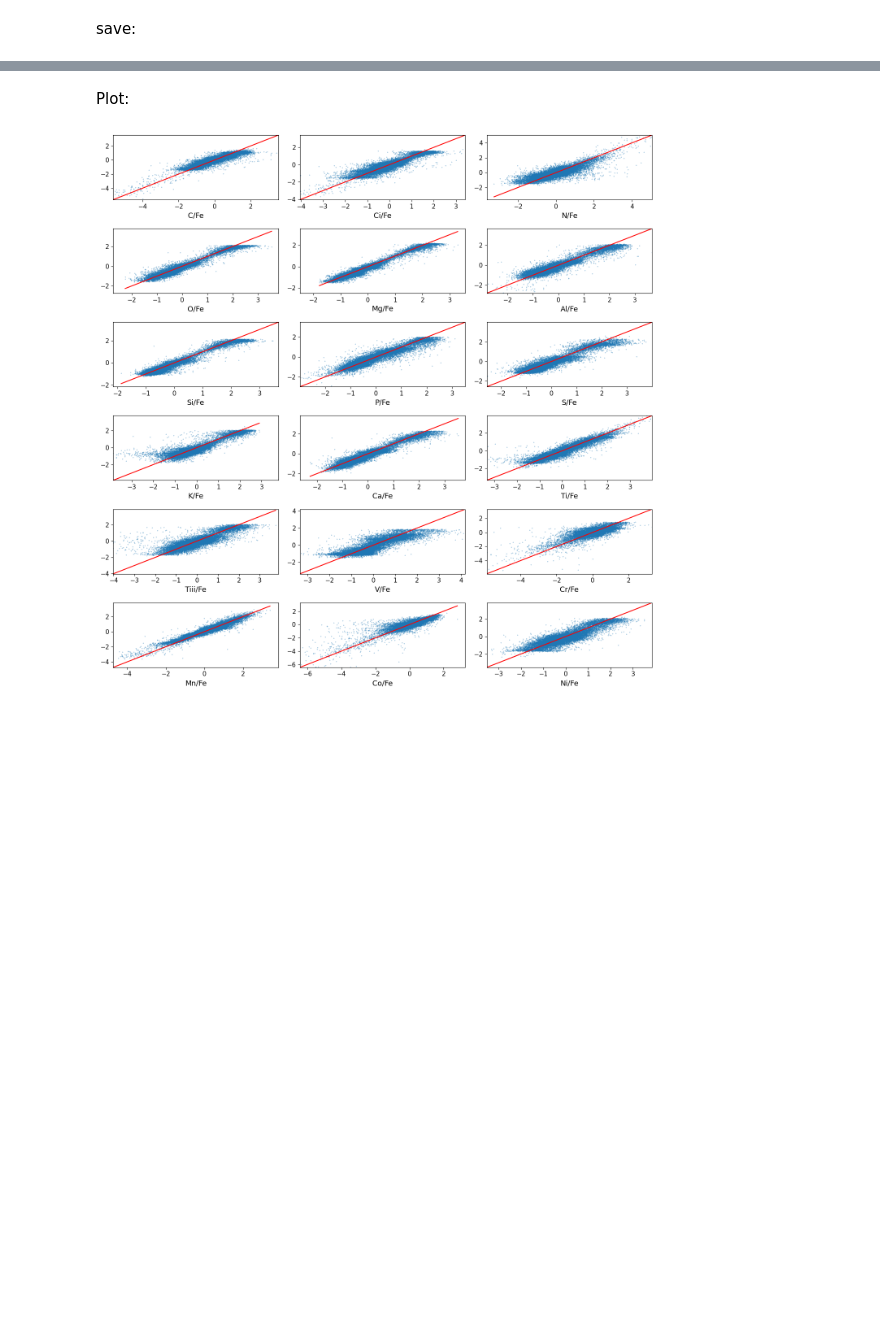
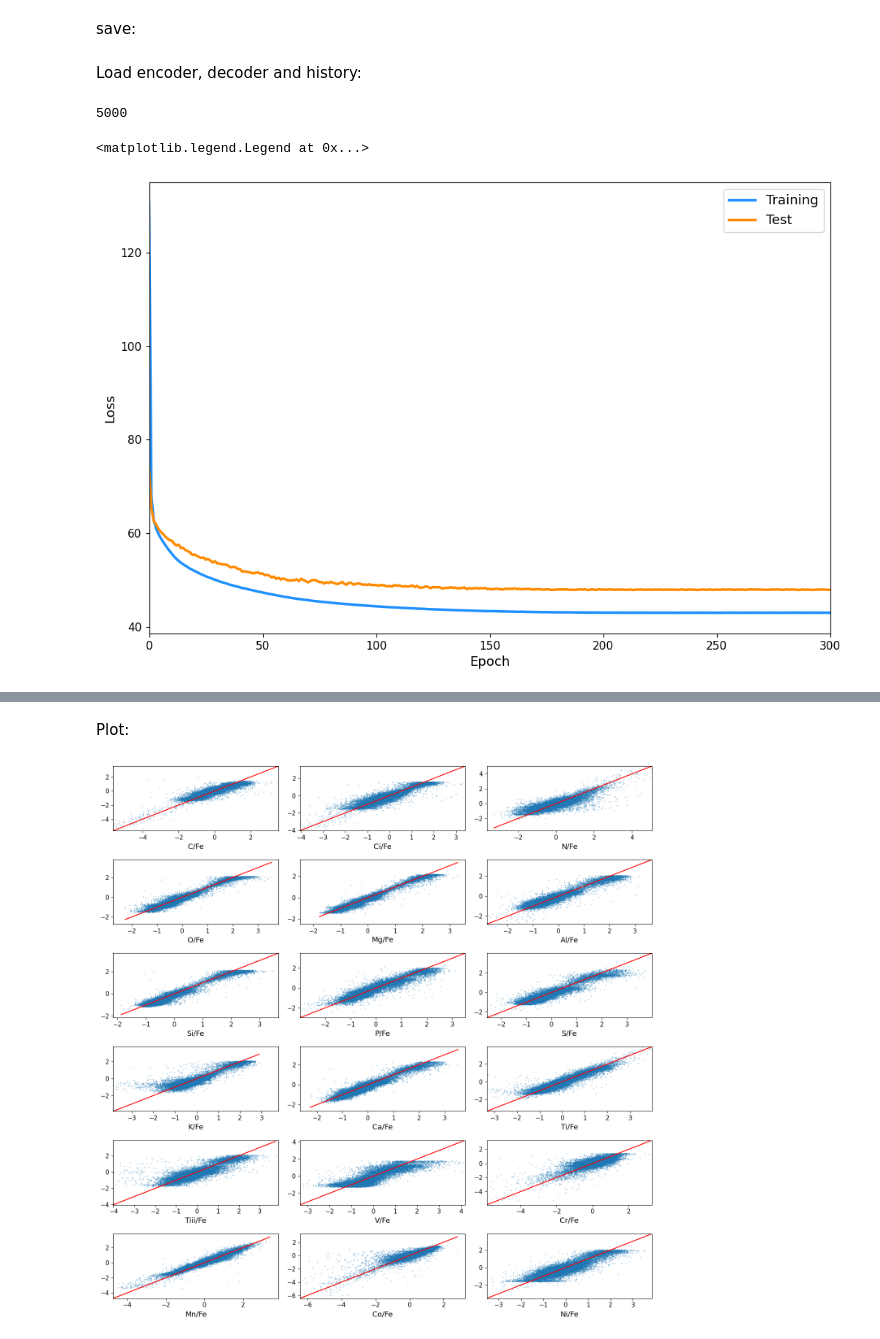
Before and after one commit to ia-chow/galactic, a Jupyter notebook: tf_tutorials/VAE_apogee_naive.ipynb, the cells around one changed output, grey strips where cells are left out. Saved outputs shown, nothing was run; the diff lists cells and outputs as text; code cells hidden in the pictures; blank space fills up the shorter version.

```diff
--- a/tf_tutorials/VAE_apogee_naive.ipynb
+++ b/tf_tutorials/VAE_apogee_naive.ipynb
@@ -606,13 +686,41 @@ Epoch 4363/5000
 # %% [markdown]
 save:
 # %%
-# save the model?
-encoder.save('encoder_naive_vae.keras', overwrite=True)#, save_format='tf')
-decoder.save('decoder_naive_vae.keras', overwrite=True)#, save_format='tf')
-# save the history as well
-# Save history object
-with open('naive_vae_history.pkl', 'wb') as f:
-    pickle.dump(history.history, f)
+# # save the model?
+# encoder.save('encoder_naive_vae.keras', overwrite=True)#, save_format='tf')
+# decoder.save('decoder_naive_vae.keras', overwrite=True)#, save_format='tf')
+# # save the history as well
+# # Save history object
+# with open('naive_vae_history.pkl', 'wb') as f:
+#     pickle.dump(history.history, f)
+# %% [markdown]
+Load encoder, decoder and history:
+# %%
+keras.utils.get_custom_objects().update({
+    "Sampling": Sampling,
+})
+
+encoder = tf.keras.models.load_model('encoder_naive_vae.keras')
+decoder = tf.keras.models.load_model('decoder_naive_vae.keras')
+
+with open('naive_vae_history.pkl', 'rb') as f:
+    history = pickle.load(f)
+
+len(history['total loss'])
+# %% [output]
+5000
+# %%
+# plt.ylim(4.5, 7.)
+# plt.plot(history['reconstruction_loss'])
+# plt.plot(history['kl loss'])
+plt.plot(history['total loss'], linewidth=2.5, color='dodgerblue', label = 'Training')
+plt.plot(history['val_total loss'], linewidth=2.5, color='darkorange', label = 'Test')
+plt.xlim(0, 300)
+plt.xlabel('Epoch'), plt.ylabel('Loss')
+plt.legend()
+# %% [output]
+<matplotlib.legend.Legend at 0x...>
+[figure, added]
 # %%
 testmean, testvar, testz = encoder(standardized_abundance_test_arr)
 test_reconstruction = decoder(testz)
```
Also changed, not shown: parts of 10 cells of this notebook, 17 other files.
